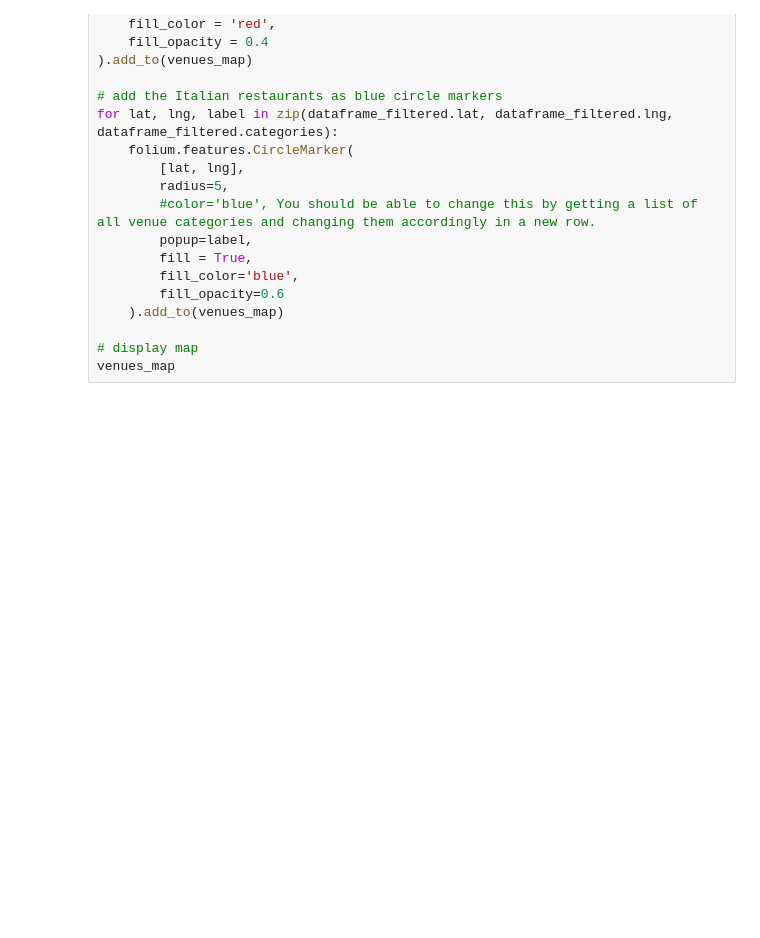
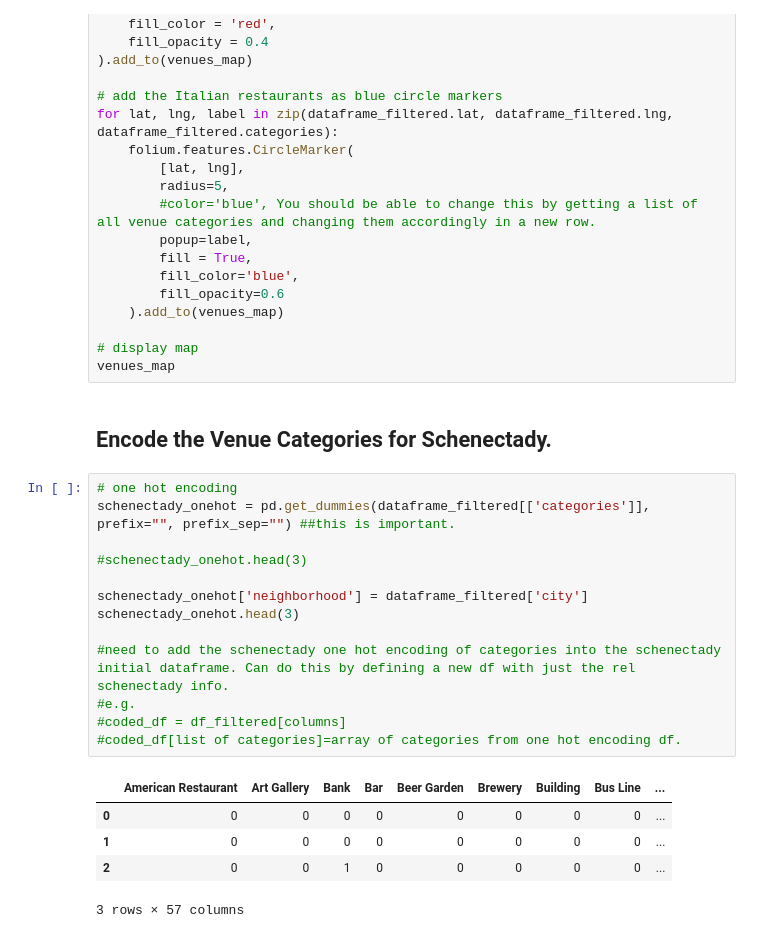
Before and after one commit to stryder518/Data_Science_Capstone, a Jupyter notebook: Data Science Capstone.ipynb, the cells around one changed output. Saved outputs shown, nothing was run; the diff lists cells and outputs as text; blank space fills up the shorter version.

```diff
--- a/Data Science Capstone.ipynb
+++ b/Data Science Capstone.ipynb
@@ -157,3 +202,24 @@ for lat, lng, label in zip(dataframe_filtered.lat, dataframe_filtered.lng, dataf
 
 # display map
 venues_map
+# %% [markdown]
+## Encode the Venue Categories for Schenectady.
+# %%
+# one hot encoding
+schenectady_onehot = pd.get_dummies(dataframe_filtered[['categories']], prefix="", prefix_sep="") ##this is important.
+
+#schenectady_onehot.head(3)
+
+schenectady_onehot['neighborhood'] = dataframe_filtered['city']
+schenectady_onehot.head(3)
+
+#need to add the schenectady one hot encoding of categories into the schenectady initial dataframe. Can do this by defining a new df with just the rel schenectady info.
+#e.g.
+#coded_df = df_filtered[columns]
+#coded_df[list of categories]=array of categories from one hot encoding df.
+# %% [output]
+|  | American Restaurant | Art Gallery | Bank | Bar | Beer Garden | Brewery | Building | Bus Line | ... |
+| 0 | 0 | 0 | 0 | 0 | 0 | 0 | 0 | 0 | ... |
+| 1 | 0 | 0 | 0 | 0 | 0 | 0 | 0 | 0 | ... |
+| 2 | 0 | 0 | 1 | 0 | 0 | 0 | 0 | 0 | ... |
+3 rows × 57 columns
```
Also changed, not shown: parts of 11 cells of this notebook.
